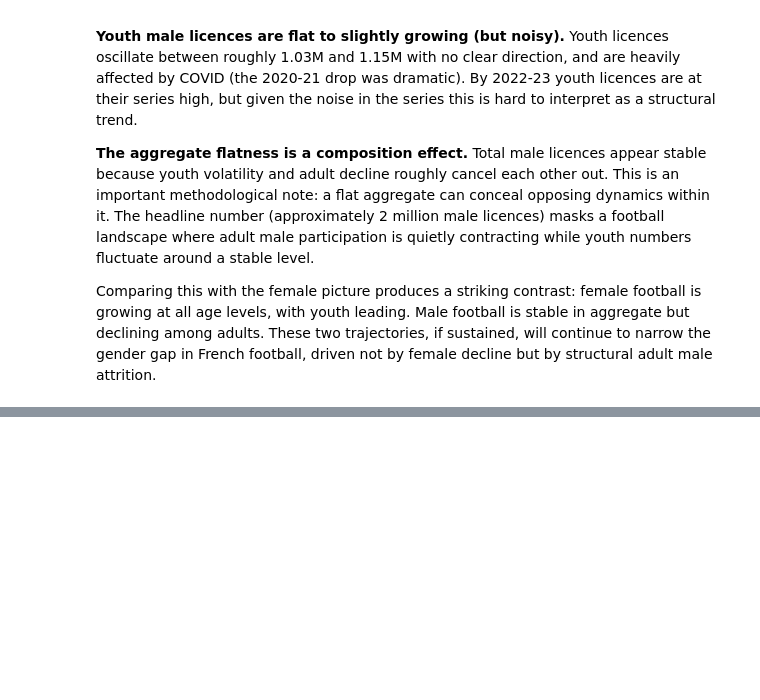
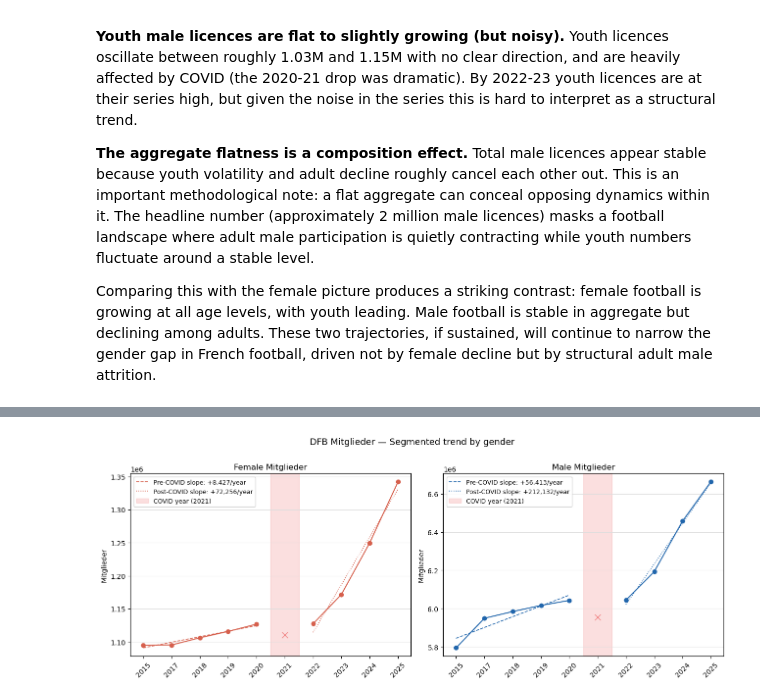
Before and after one commit to pacoraggio/inpat-expat, a Jupyter notebook: women-football/top5_participation_data.ipynb, the cells around one changed output, grey strips where cells are left out. Cells and saved outputs as stored; diff of their text form; code cells hidden in the pictures; blank space fills up the shorter version.

```diff
--- a/women-football/top5_participation_data.ipynb
+++ b/women-football/top5_participation_data.ipynb
@@ -489,0 +610,55 @@ Comparing this with the female picture produces a striking contrast: female foot
+# %%
+PRE_COVID_DFB  = [2015, 2017, 2018, 2019, 2020]
+POST_COVID_DFB = [2022, 2023, 2024, 2025]
+
+fig, axes = plt.subplots(1, 2, figsize=(13, 5), sharey=False)
+
+for ax, gender, color in zip(axes, ["female", "male"], ["#d6604d", "#2166ac"]):
+    df_g = df_dfb_total[df_dfb_total["gender"] == gender].sort_values("season")
+    df_g = df_g.set_index("season")
+
+    pre  = df_g.loc[PRE_COVID_DFB,  "registered_players"]
+    post = df_g.loc[POST_COVID_DFB, "registered_players"]
+
+    x_pre  = np.arange(len(pre))
+    x_post = np.arange(len(pre) + 1, len(pre) + 1 + len(post))
+
+    slope_pre,  intercept_pre,  *_ = stats.linregress(x_pre,  pre.values)
+    slope_post, intercept_post, *_ = stats.linregress(x_post, post.values)
+
+    all_years = PRE_COVID_DFB + [2021] + POST_COVID_DFB
+    x_all     = list(range(len(all_years)))
+    x_map_g   = {y: i for i, y in zip(x_all, all_years)}
+
+    ax.plot([x_map_g[y] for y in PRE_COVID_DFB],
+            pre.values, color=color, marker="o")
+    ax.plot([x_map_g[y] for y in POST_COVID_DFB],
+            post.values, color=color, marker="o")
+
+    ax.plot(x_pre,  intercept_pre  + slope_pre  * x_pre,
+            color=color, linestyle="--", linewidth=1.2,
+            label=f"Pre-COVID slope: {slope_pre:+,.0f}/year")
+    ax.plot(x_post, intercept_post + slope_post * x_post,
+            color=color, linestyle=":",  linewidth=1.2,
+            label=f"Post-COVID slope: {slope_post:+,.0f}/year")
+
+    covid_x = x_map_g[2021]
+    ax.axvspan(covid_x - 0.5, covid_x + 0.5,
+               color="lightcoral", alpha=0.25, label="COVID year (2021)")
+    ax.plot(covid_x, df_g.loc[2021, "registered_players"],
+            color="lightcoral", marker="x", markersize=9, zorder=5)
+
+    ax.set_xticks(x_all)
+    ax.set_xticklabels(all_years, rotation=45)
+    ax.set_title(f"{gender.capitalize()} Mitglieder", fontsize=12)
+    ax.set_ylabel("Mitglieder")
+    ax.legend(fontsize=9, framealpha=0.9)
+    ax.yaxis.grid(True, color="#dddddd", linewidth=0.8)
+    ax.set_facecolor("white")
+
+fig.patch.set_facecolor("white")
+fig.suptitle("DFB Mitglieder — Segmented trend by gender", fontsize=13, y=1.01)
+plt.tight_layout()
+plt.show()
+# %% [output]
+[figure, added]
```
Also changed, not shown: parts of 24 cells of this notebook, 1 other file.
